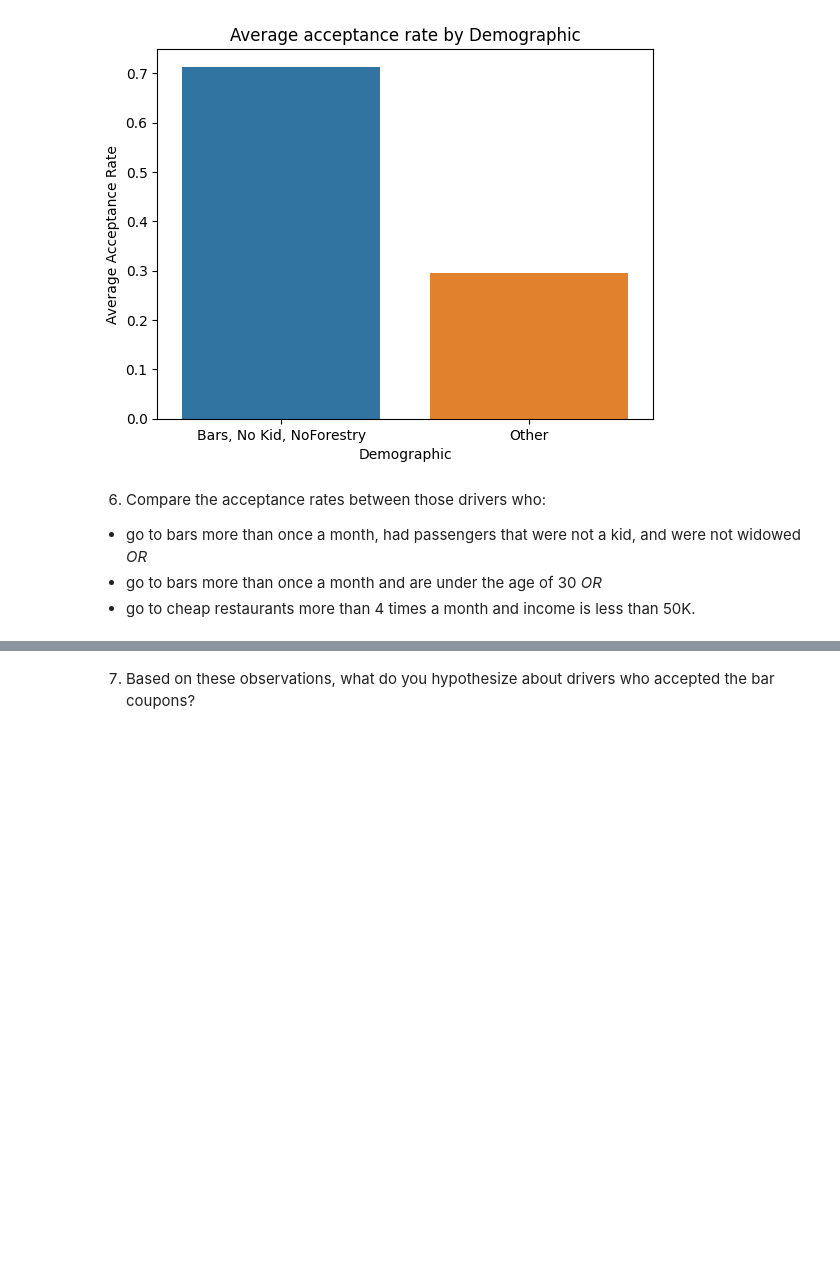
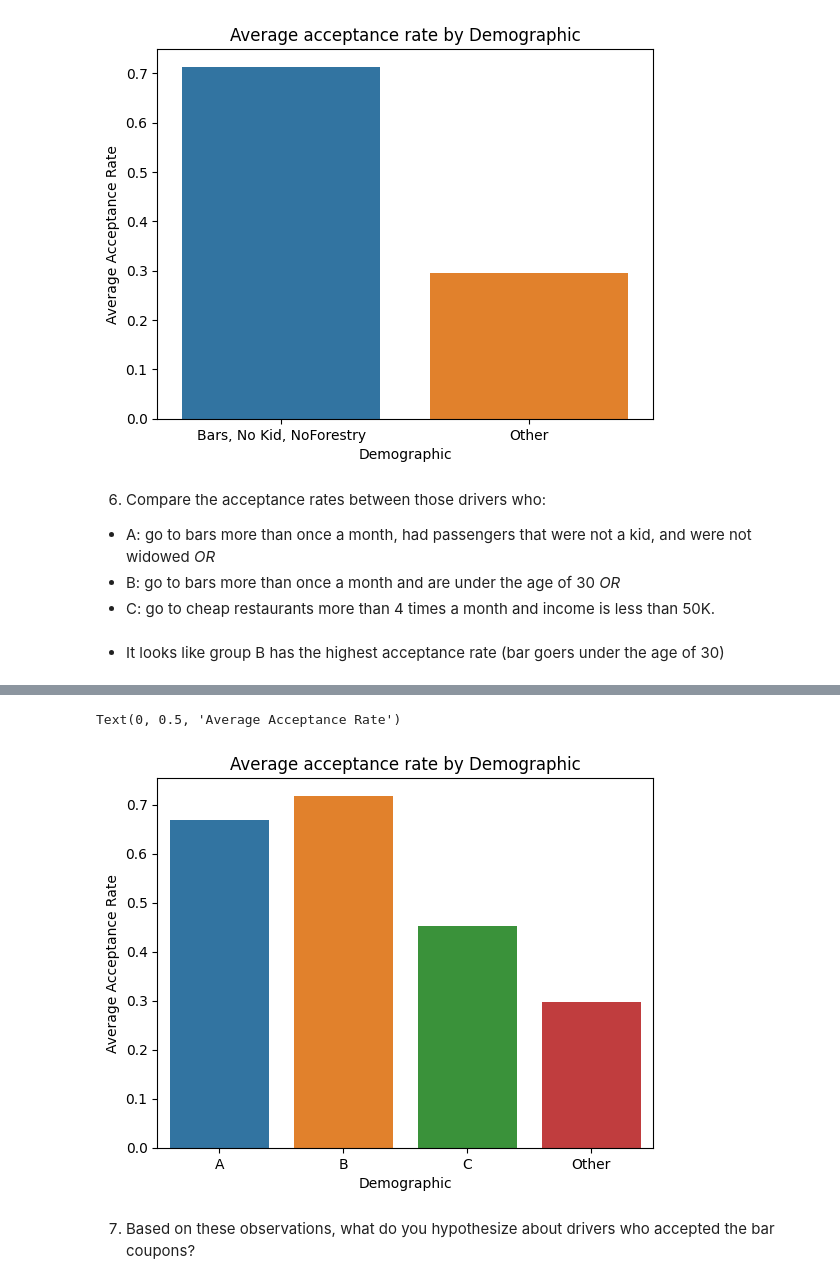
Before and after one commit to Raesu/pcmlai, a Jupyter notebook: Module 5/assignment_5_1_starter/prompt.ipynb, the cells around one changed output, grey strips where cells are left out. Drawn from its saved outputs; the diff is of its cells as text; code cells hidden in the pictures; blank space fills up the shorter version.

```diff
--- a/Module 5/assignment_5_1_starter/prompt.ipynb
+++ b/Module 5/assignment_5_1_starter/prompt.ipynb
@@ -387,42 +387,37 @@ Text(0, 0.5, 'Average Acceptance Rate')
 # %% [markdown]
 6. Compare the acceptance rates between those drivers who:
 
-- go to bars more than once a month, had passengers that were not a kid, and were not widowed *OR*
-- go to bars more than once a month and are under the age of 30 *OR*
-- go to cheap restaurants more than 4 times a month and income is less than 50K.
+- A: go to bars more than once a month, had passengers that were not a kid, and were not widowed *OR*
+- B: go to bars more than once a month and are under the age of 30 *OR*
+- C: go to cheap restaurants more than 4 times a month and income is less than 50K.
+# %% [markdown]
+- It looks like group B has the highest acceptance rate (bar goers under the age of 30)
 # %%
 # Check current values for bar, passanger, occupation
-print(barCoupons.value_counts('Bar'),'\n')
-print(barCoupons.value_counts('age'),'\n')
-print(barCoupons.value_counts('income'), '\n')
-print(barCoupons.value_counts('income'), '\n')
-print(barCoupons.value_counts('RestaurantLessThan20'), '\n')
-#print(barCoupons.value_counts('occupation'), '\n')
+# print(barCoupons.value_counts('income'), '\n')
+# print(barCoupons.value_counts('RestaurantLessThan20'), '\n')
 
-# Make boolean masks for better readability
-# moreThanOnce = barCoupons['Bar'].isin(['1~3','4~8','gt8'])
-# noKid = barCoupons['passanger'] != 'Kid(s)'
-# noForestry = barCoupons['occupation'] != 'Farming Fishing & Forestry'
+barCoupons['barGrouped6'] = 'Other'
+barCoupons.loc[# A
+               (barCoupons['Bar'].isin(['1~3','4~8','gt8']) &
+               (barCoupons['passanger'] != 'Kid(s)') &
+               (barCoupons['maritalStatus'] != 'Widowed')),
+               'barGrouped6'] = 'A'
 
-# # Only 551 people meet this criteria
-# print((moreThanOnce & noKid & noForestry).value_counts(), '\n')
+barCoupons.loc[# B
+               (barCoupons['Bar'].isin(['1~3','4~8','gt8']) & barCoupons['age'].isin(['21','26'])),
+               'barGrouped6'] = 'B'
 
-# # It won't let me do this for some reason
-# # barCoupons['barGrouped5'].loc[(moreThanOnce & noKid & noForestry), 'barGrouped5'] = 'Bars, No Kid, NoForestry'
+barCoupons.loc[# C
+               (barCoupons['RestaurantLessThan20'].isin(['4~8','gt8']) &
+                barCoupons['income'].isin(['$25000 - $37499','$12500 - $24999','$37500 - $49999','Less than $12500'])),
+               'barGrouped6'] = 'C'
 
-# barCoupons['barGrouped5'] = 'Other'
-# barCoupons.loc[(barCoupons['Bar'].isin(['1~3','4~8','gt8'])) &
-#                (barCoupons['passanger'] != 'Kid(s)') &
-#                (barCoupons['occupation'] != 'Farming Fishing & Forestry'),'barGrouped5'] = 'Bars, No Kid, NoForestry'
+means = barCoupons.groupby('barGrouped6')['Y'].mean().reset_index()
+print(means)
 
-# # Make sure grouping works
-# print(barCoupons['barGrouped5'].value_counts())
-
-# means = barCoupons.groupby('barGrouped5')['Y'].mean().reset_index()
-# print(means)
-
-# sns.barplot(means, x='barGrouped5', y='Y', hue='barGrouped5')
-# plt.title('Average acceptance rate by Demographic')
-# plt.xlabel('Demographic')
-# plt.ylabel('Average Acceptance Rate')
+sns.barplot(means, x='barGrouped6', y='Y', hue='barGrouped6')
+plt.title('Average acceptance rate by Demographic')
+plt.xlabel('Demographic')
+plt.ylabel('Average Acceptance Rate')
 # %% [output]
@@ -446,2 +441,4 @@ Name: count, dtype: int64
+Text(0, 0.5, 'Average Acceptance Rate')
+[figure, added]
 # %% [markdown]
 7.  Based on these observations, what do you hypothesize about drivers who accepted the bar coupons?
```
Also changed, not shown: parts of 2 cells of this notebook.
